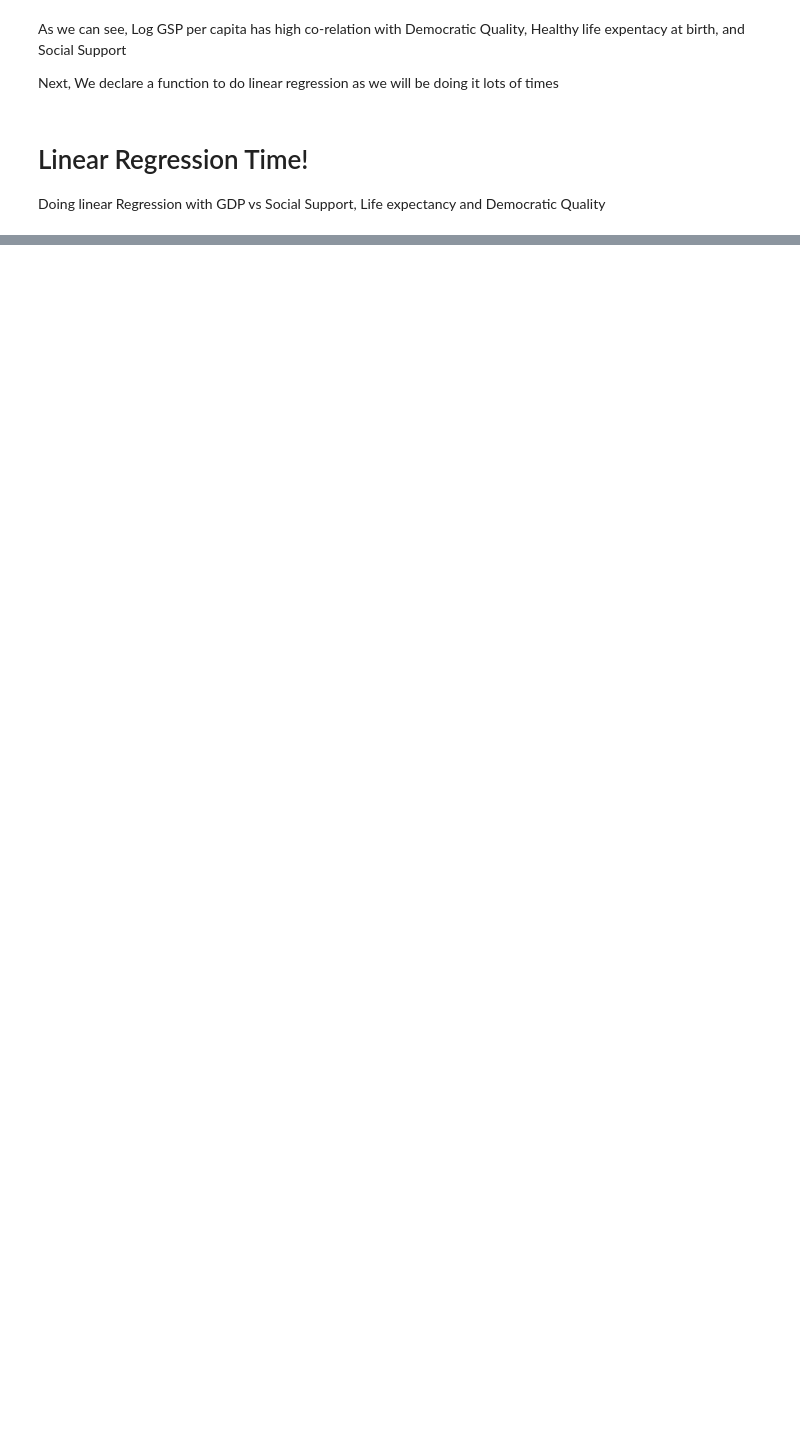
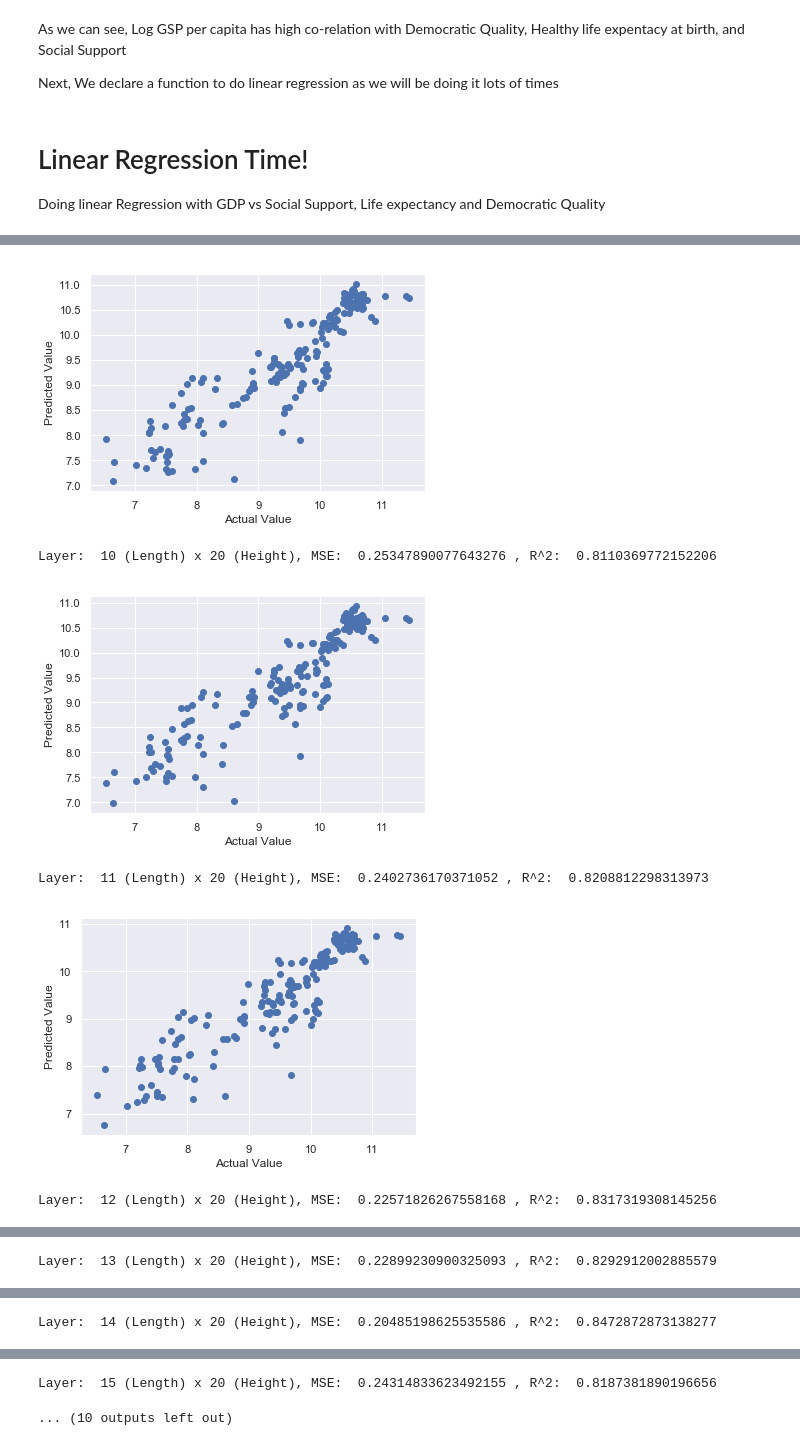
Before and after one commit to woshikie/DSAI-Project, a Jupyter notebook: Cleaned.ipynb, the cells around one changed output, grey strips where cells are left out. Drawn from its saved outputs; the diff is of its cells as text; code cells hidden in the pictures; blank space fills up the shorter version.

```diff
--- a/Cleaned.ipynb
+++ b/Cleaned.ipynb
@@ -129,0 +139,46 @@ Mean Squared Error (MSE)        : 0.30502079954442796
+# %%
+# Split-out validation dataset
+mdata = data[["Log GDP per capita","Social support", "Healthy life expectancy at birth", "Democratic Quality"]]
+array = mdata.values
+X = array[:,1:4]
+Y = array[:,0]
+validation_size = 0.20
+seed = 777
+scoring = 'accuracy'
+X_train, X_validation, Y_train, Y_validation = train_test_split(X, Y, test_size=validation_size, random_state=seed)
+# %%
+def doReg(layers):
+    clf = MLPRegressor(solver='lbfgs',
+                       alpha=1e-2,
+                       hidden_layer_sizes=layers,
+                       learning_rate='adaptive',
+                       max_iter=100000,
+                       #verbose=True,
+                       random_state=seed)
+    clf.fit(X_train,Y_train)
+    #clf.fit(X,Y)
+    preds = clf.predict(X_validation)
+    plt.scatter(Y_validation, preds)
+    plt.xlabel("Actual Value")
+    plt.ylabel("Predicted Value")
+    plt.show()
+    # Check the Goodness of Fit (on Test Data)
+    #print("Goodness of Fit of ML \tTest Dataset")
+    #print("Mean Squared Error (MSE) \t:", mean_squared_error(Y_validation, preds))
+    #print()
+    return mean_squared_error(Y_validation, preds), clf.score(X_validation, Y_validation)
+# %%
+
+for i in range (9, 20):
+    layers = ()
+    for j in range(0, i+1):
+        layers += (20,)
+    mse, r2 = doReg(layers)
+    print("Layer: ", i+1, "(Length) x", 20, "(Height), MSE: ", mse, ", R^2: ", r2)
+# %% [output]
+[figure, added]
+Layer:  10 (Length) x 20 (Height), MSE:  0.25347890077643276 , R^2:  0.8110369772152206
+[figure, added]
+Layer:  11 (Length) x 20 (Height), MSE:  0.2402736170371052 , R^2:  0.8208812298313973
+[figure, added]
+Layer:  12 (Length) x 20 (Height), MSE:  0.22571826267558168 , R^2:  0.8317319308145256
@@ -129,0 +186 @@ Mean Squared Error (MSE)        : 0.30502079954442796
+Layer:  13 (Length) x 20 (Height), MSE:  0.22899230900325093 , R^2:  0.8292912002885579
@@ -129,0 +188 @@ Mean Squared Error (MSE)        : 0.30502079954442796
+Layer:  14 (Length) x 20 (Height), MSE:  0.20485198625535586 , R^2:  0.8472872873138277
@@ -129,0 +190,2 @@ Mean Squared Error (MSE)        : 0.30502079954442796
+Layer:  15 (Length) x 20 (Height), MSE:  0.24314833623492155 , R^2:  0.8187381890196656
+... (10 outputs left out)
```
Also changed, not shown: parts of 5 cells of this notebook, 1 other file.
